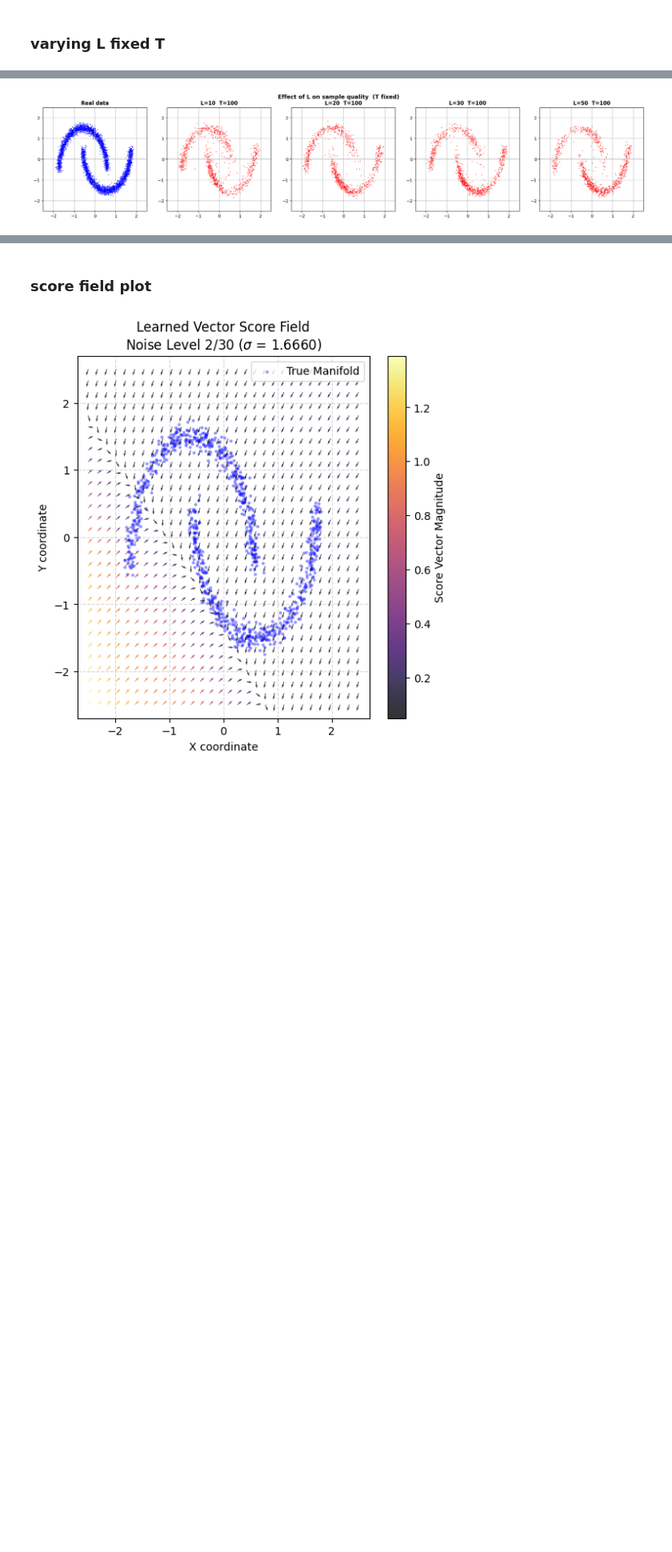
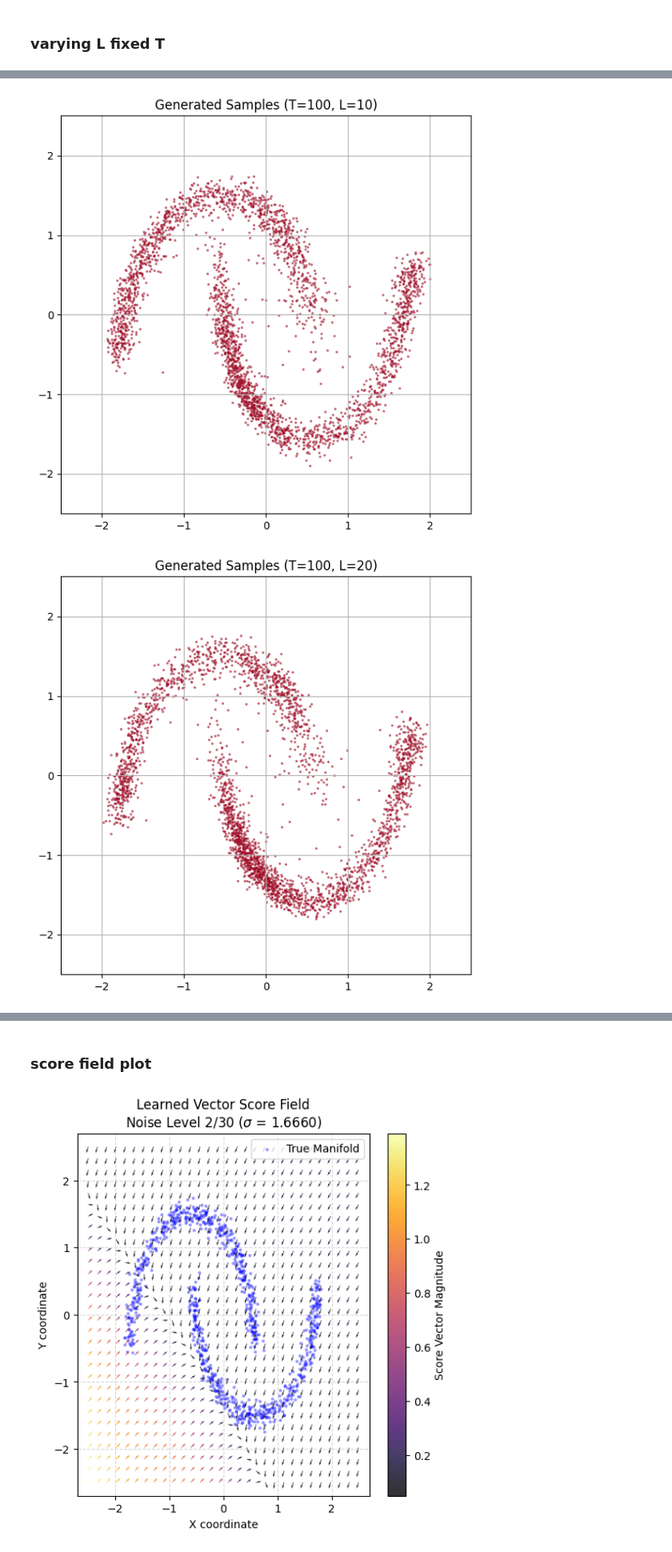
Before and after one commit to sj-rai/annealed-langevin-dsm, a Jupyter notebook: experiment.ipynb, the cells around one changed output, grey strips where cells are left out. Shown at 80% size. Drawn from its saved outputs; the diff is of its cells as text; code cells hidden in the pictures; blank space fills up the shorter version.

```diff
--- a/experiment.ipynb
+++ b/experiment.ipynb
@@ -216,8 +231,8 @@ SIGMA_1 = 1.0
 SIGMA_L = 0.01
 for L in L_SWEEP:
     sched          = make_schedule(SIGMA_1, SIGMA_L, L)
-    samples        = sample_annealed_langevin(network, sched, T=100)
+    samples        = sample_annealed_langevin(network, sched, 3000, T=100)
     all_samples[L] = samples
     valid = int(np.isfinite(samples).all(axis=1).sum())
-    print(f"L={L:<3}  T={100}  valid={valid}/2000")
+    print(f"L={L:<3}  T={100}")
 # %% [output]
@@ -229,22 +244,7 @@ L=50   T=100  valid=1000/2000
-# %%
-plot_Ls = [10, 20, 30, 50]
-fig, axes = plt.subplots(1, len(plot_Ls) + 1,
-                          figsize=(4 * (len(plot_Ls) + 1), 4))
-
-axes[0].scatter(dataset[:, 0], dataset[:, 1], s=2, alpha=0.4, color="blue")
-axes[0].set_title("Real data", fontweight="bold")
-axes[0].set_xlim(-2.5, 2.5); axes[0].set_ylim(-2.5, 2.5)
-axes[0].grid(True); axes[0].set_aspect("equal")
-
-for ax, L in zip(axes[1:], plot_Ls):
-    ax.scatter(all_samples[L][:, 0], all_samples[L][:, 1],
-               s=2, alpha=0.4, color="red")
-    ax.set_title(f"L={L}  T={100}", fontweight="bold")
-    ax.set_xlim(-2.5, 2.5); ax.set_ylim(-2.5, 2.5)
-    ax.grid(True); ax.set_aspect("equal")
-
-plt.suptitle("Effect of L on sample quality  (T fixed)",
-             fontsize=13, fontweight="bold")
-plt.tight_layout(); plt.show()
-# %% [output]
-[figure, removed]
+# %%
+L_SWEEP    = [10, 20, 30, 40, 50]
+for L in L_SWEEP:
+    plot_samples(dataset, all_samples[L], f"Generated Samples (T=100, L={L})", False)
+# %% [output]
+[figure, added]
+[figure, added]
```
Also changed, not shown: parts of 10 cells of this notebook.
